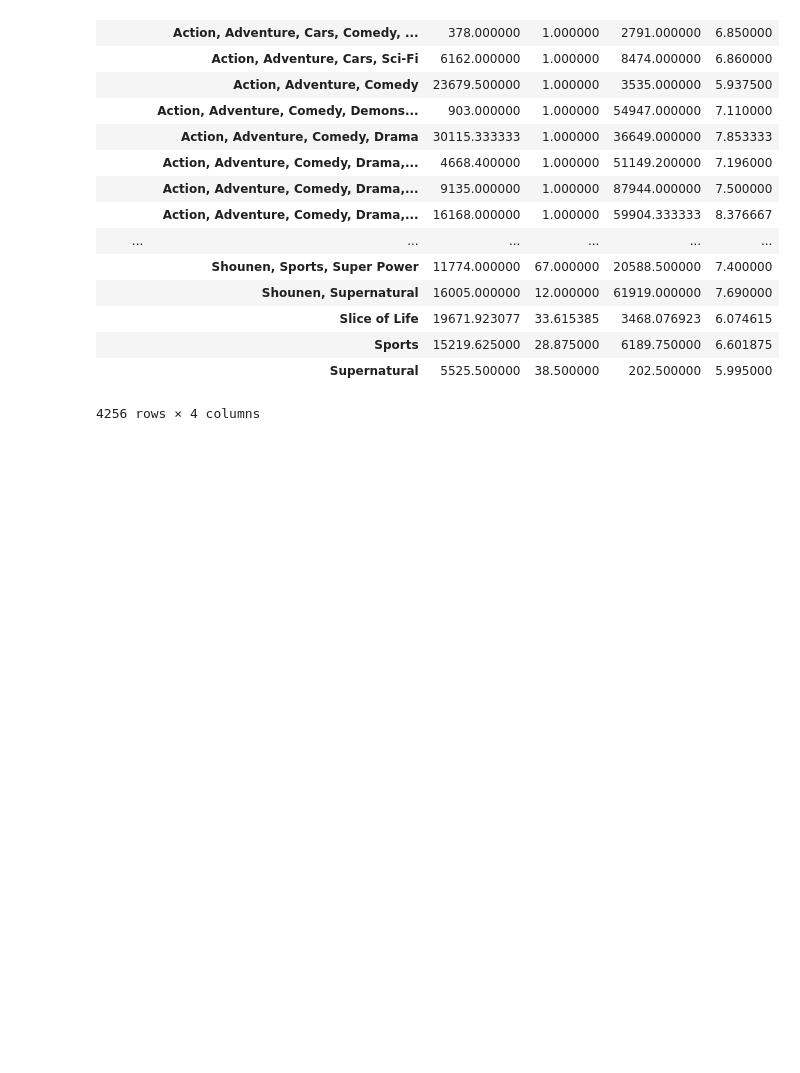
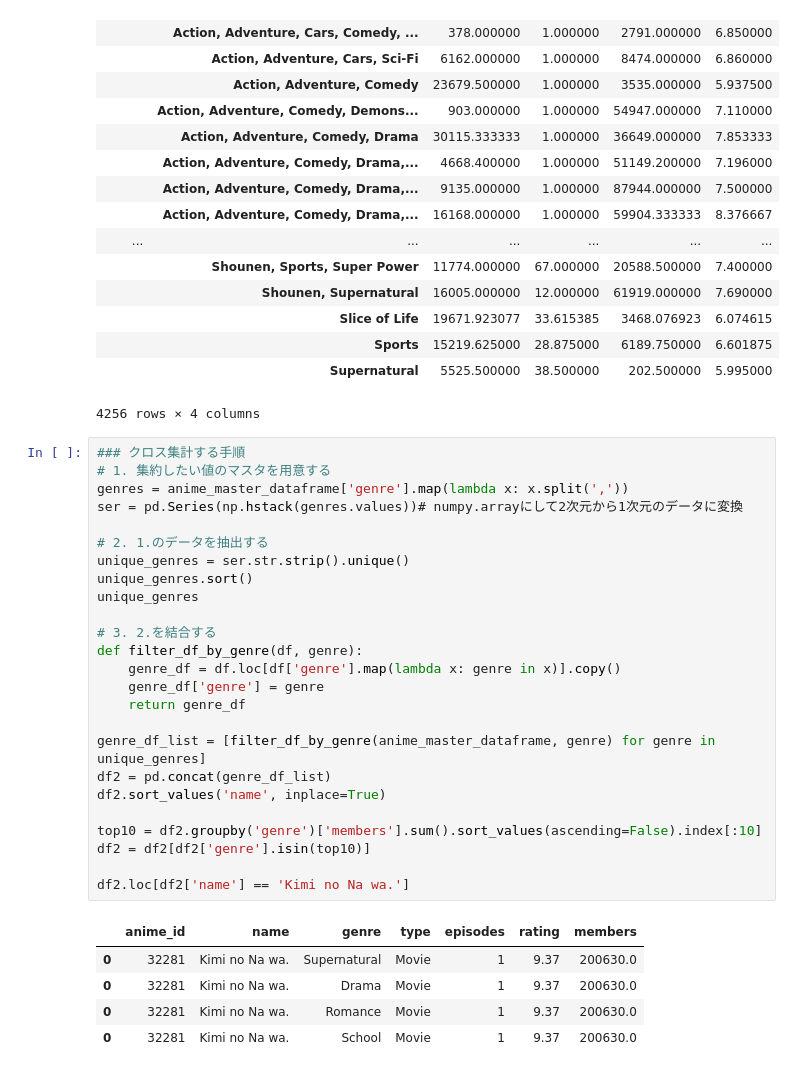
Before and after one commit to yukimura1227/trainings, a Jupyter notebook: pandas_sample/pandas_sample.ipynb, the cells around one changed output. Drawn from its saved outputs; the diff is of its cells as text; blank space fills up the shorter version.

```diff
--- a/pandas_sample/pandas_sample.ipynb
+++ b/pandas_sample/pandas_sample.ipynb
@@ -701,3 +710,34 @@ anime_master_dataframe.pivot_table(index=['type','genre'], aggfunc=np.mean)
 |  | Sports | 15219.625000 | 28.875000 | 6189.750000 | 6.601875 |
 |  | Supernatural | 5525.500000 | 38.500000 | 202.500000 | 5.995000 |
 4256 rows × 4 columns
+# %%
+### クロス集計する手順
+# 1. 集約したい値のマスタを用意する
+genres = anime_master_dataframe['genre'].map(lambda x: x.split(','))
+ser = pd.Series(np.hstack(genres.values))# numpy.arrayにして2次元から1次元のデータに変換
+
+# 2. 1.のデータを抽出する
+unique_genres = ser.str.strip().unique()
+unique_genres.sort()
+unique_genres
+
+# 3. 2.を結合する
+def filter_df_by_genre(df, genre):
+    genre_df = df.loc[df['genre'].map(lambda x: genre in x)].copy()
+    genre_df['genre'] = genre
+    return genre_df
+
+genre_df_list = [filter_df_by_genre(anime_master_dataframe, genre) for genre in unique_genres]
+df2 = pd.concat(genre_df_list)
+df2.sort_values('name', inplace=True)
+
+top10 = df2.groupby('genre')['members'].sum().sort_values(ascending=False).index[:10]
+df2 = df2[df2['genre'].isin(top10)]
+
+df2.loc[df2['name'] == 'Kimi no Na wa.']
+# %% [output]
+|  | anime_id | name | genre | type | episodes | rating | members |
+| 0 | 32281 | Kimi no Na wa. | Supernatural | Movie | 1 | 9.37 | 200630.0 |
+| 0 | 32281 | Kimi no Na wa. | Drama | Movie | 1 | 9.37 | 200630.0 |
+| 0 | 32281 | Kimi no Na wa. | Romance | Movie | 1 | 9.37 | 200630.0 |
+| 0 | 32281 | Kimi no Na wa. | School | Movie | 1 | 9.37 | 200630.0 |
```
Also changed, not shown: parts of 3 cells of this notebook.
